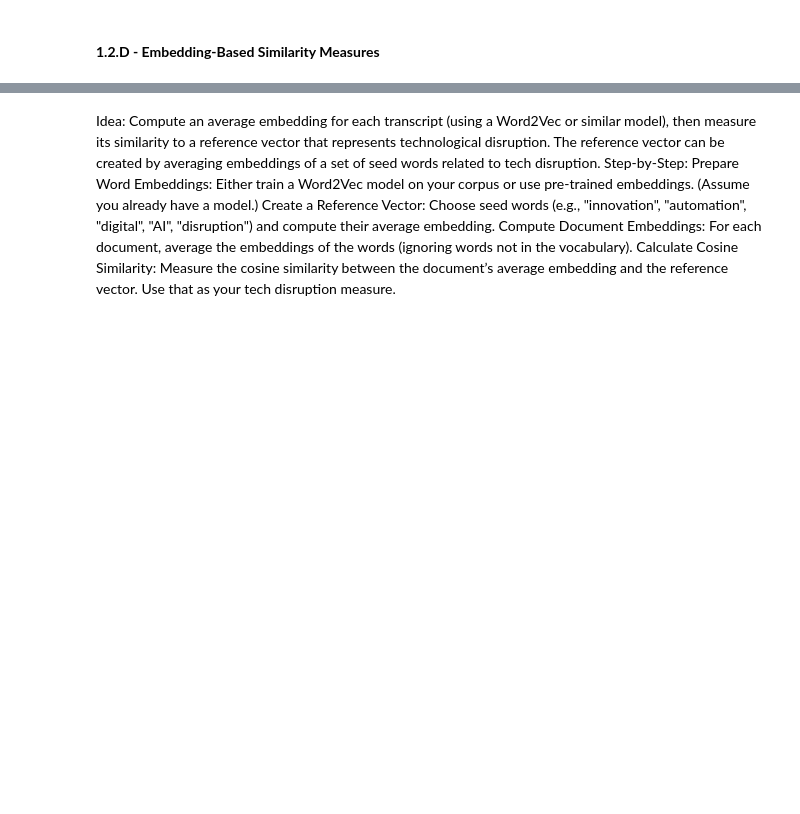
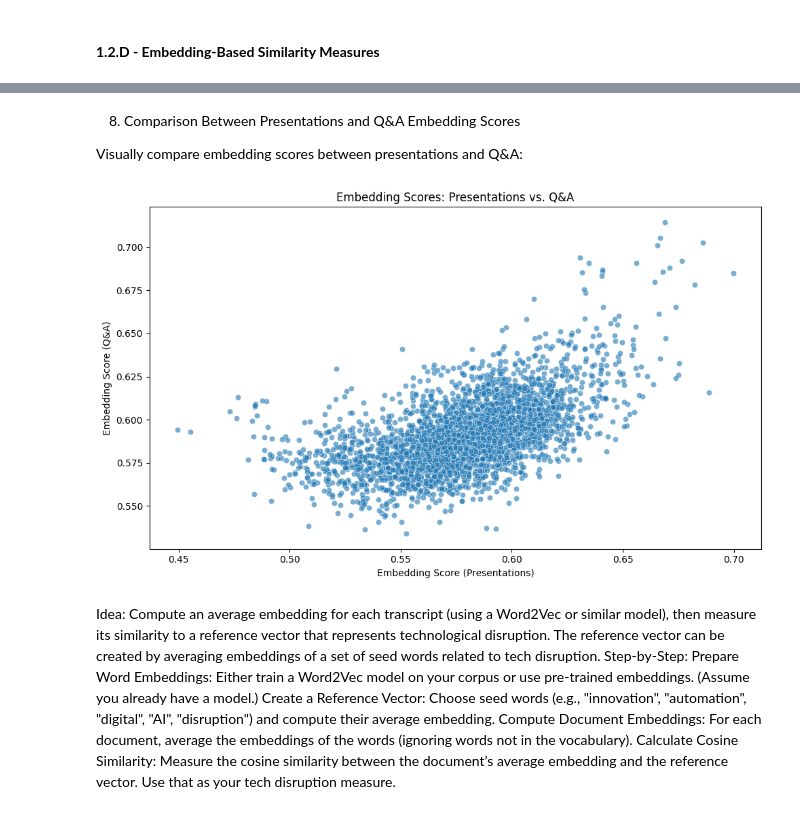
Before and after one commit to Arame-create/NLP-for-Finance, a Jupyter notebook: NLP_coursework.ipynb, the cells around one changed output, grey strips where cells are left out. Saved outputs shown, nothing was run; the diff lists cells and outputs as text; code cells hidden in the pictures; blank space fills up the shorter version.

```diff
--- a/NLP_coursework.ipynb
+++ b/NLP_coursework.ipynb
@@ -754,3 +907,23 @@ Limitations: Topic labeling is subjective, and the model might not clearly separ
+# %% [markdown]
+8. Comparison Between Presentations and Q&A Embedding Scores
+
+Visually compare embedding scores between presentations and Q&A:
+# %%
+merged_embed_qa = pd.merge(
+    Pres[['file_name', 'embed_score']],
+    Sample_answers[['file_name', 'embed_score_qa']],
+    on='file_name', how='inner'
+)
+
+plt.figure(figsize=(10,6))
+sns.scatterplot(data=merged_embed_qa, x='embed_score', y='embed_score_qa', alpha=0.6)
+plt.xlabel("Embedding Score (Presentations)")
+plt.ylabel("Embedding Score (Q&A)")
+plt.title("Embedding Scores: Presentations vs. Q&A")
+plt.tight_layout()
+plt.show()
+# %% [output]
+[figure, added]
 # %% [markdown]
 Idea:
 Compute an average embedding for each transcript (using a Word2Vec or similar model), then measure its similarity to a reference vector that represents technological disruption. The reference vector can be created by averaging embeddings of a set of seed words related to tech disruption.
```
Also changed, not shown: parts of 16 cells of this notebook.
